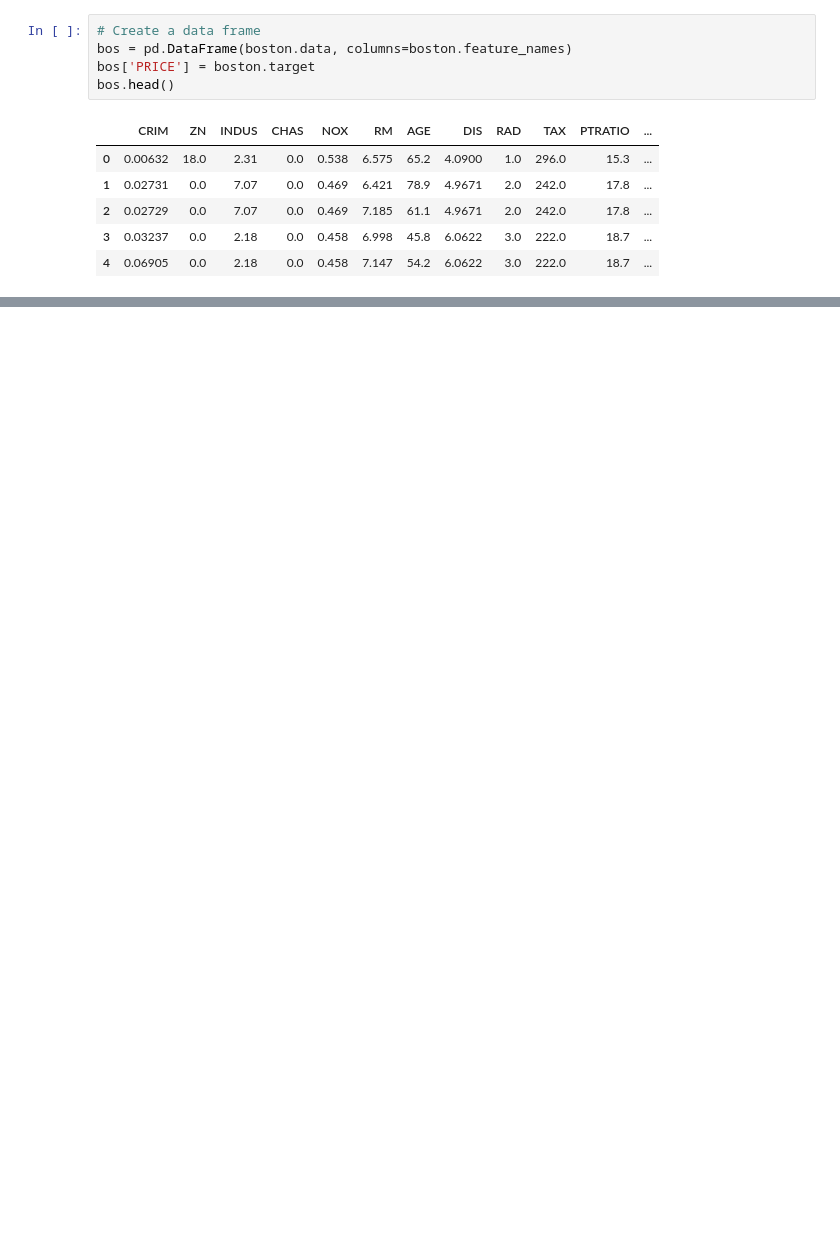
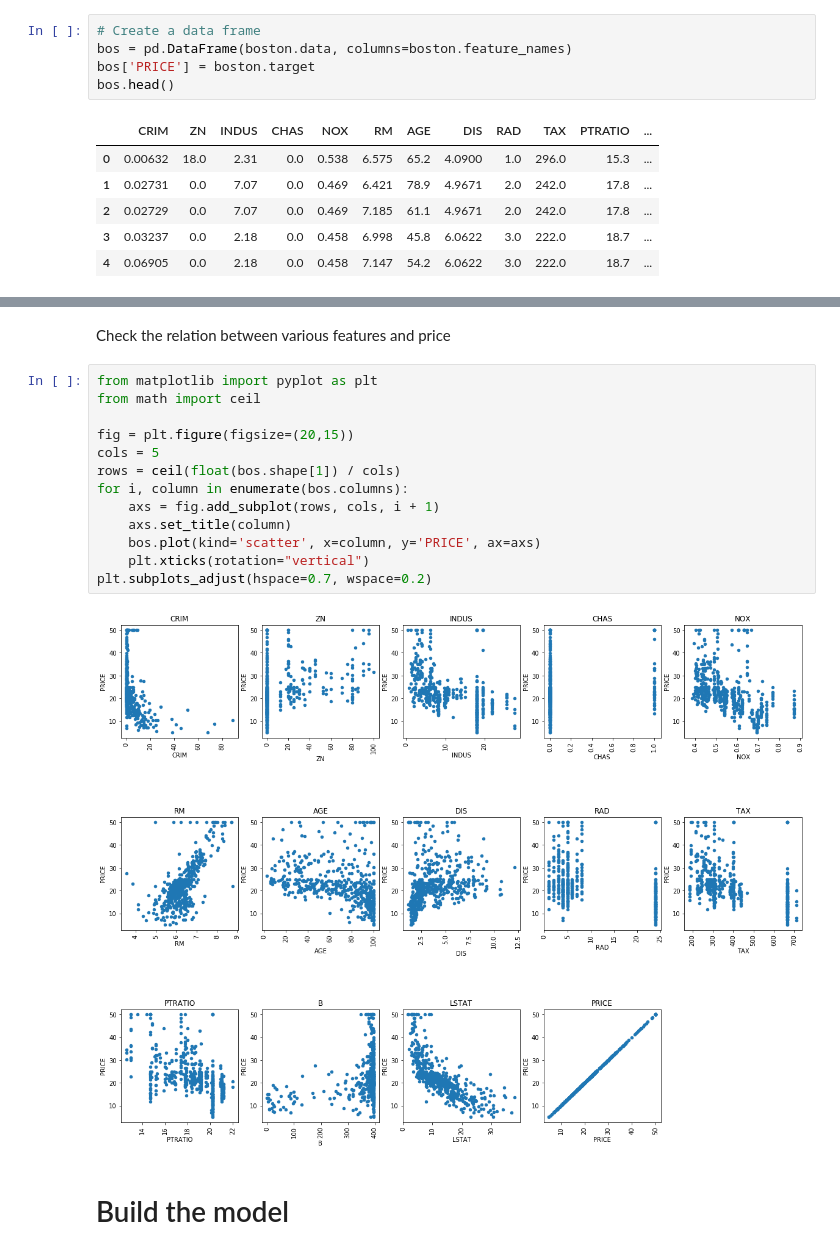
Before and after one commit to siddharthalal/Linear-Regression, a Jupyter notebook: Assignment 21.1.ipynb, the cells around one changed output, grey strips where cells are left out. Cells and saved outputs as stored; diff of their text form; blank space fills up the shorter version.

```diff
--- a/Assignment 21.1.ipynb
+++ b/Assignment 21.1.ipynb
@@ -51,3 +66,22 @@ bos.head()
+# %% [markdown]
+Check the relation between various features and price
+# %%
+from matplotlib import pyplot as plt
+from math import ceil
+
+fig = plt.figure(figsize=(20,15))
+cols = 5
+rows = ceil(float(bos.shape[1]) / cols)
+for i, column in enumerate(bos.columns):
+    axs = fig.add_subplot(rows, cols, i + 1)
+    axs.set_title(column)
+    bos.plot(kind='scatter', x=column, y='PRICE', ax=axs)
+    plt.xticks(rotation="vertical")
+plt.subplots_adjust(hspace=0.7, wspace=0.2)
+# %% [output]
+[figure, added]
+# %% [markdown]
+# Build the model
 # %%
 # The column that we want to predict.
 y_column = bos['PRICE']
```
Also changed, not shown: parts of 13 cells of this notebook.
